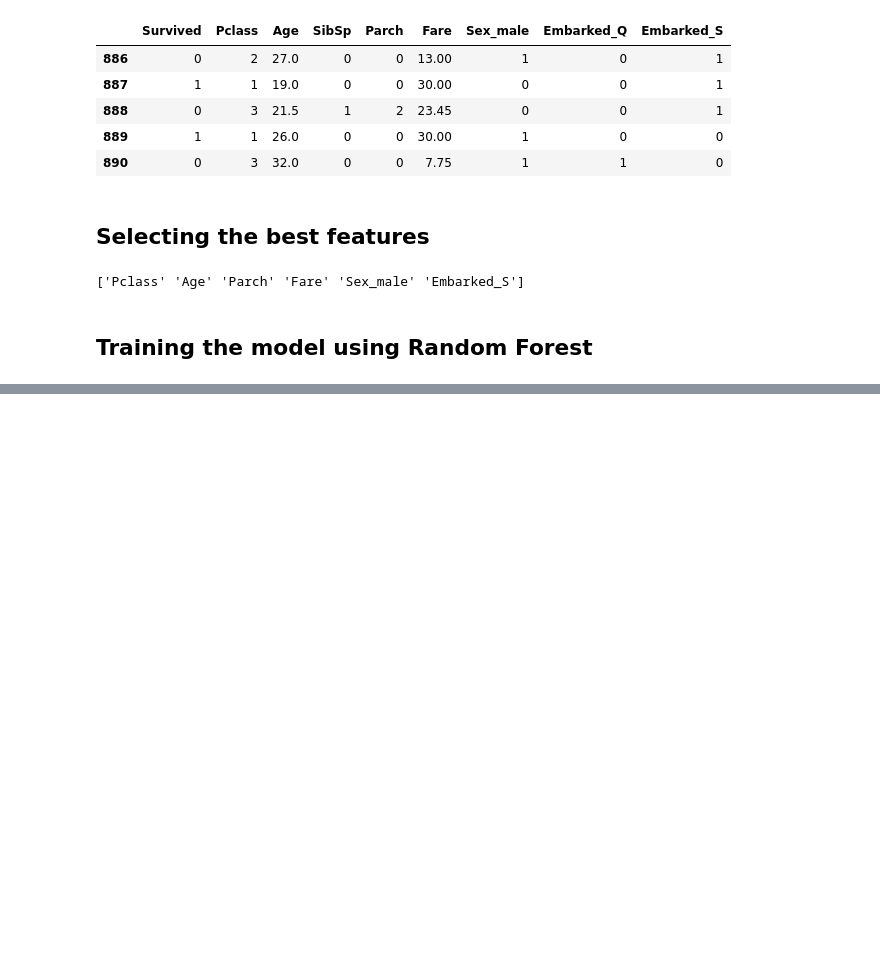
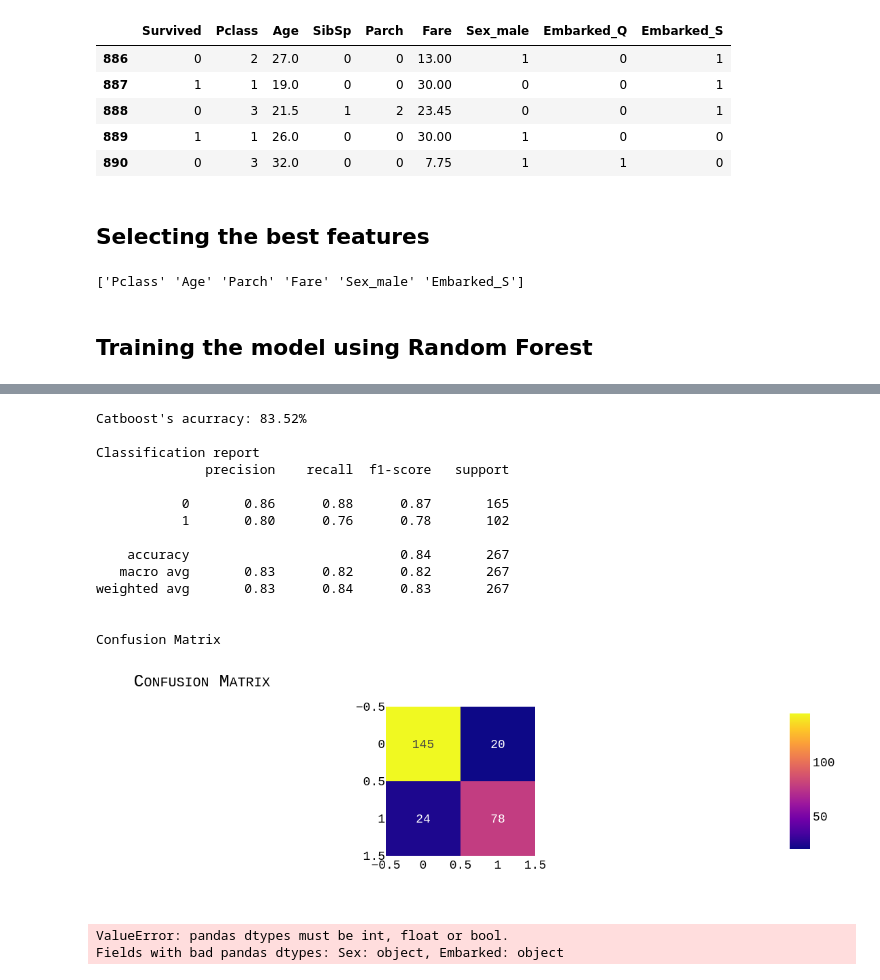
Before and after one commit to auserafim/ai-notebooks, a Jupyter notebook: titanic/titanic.ipynb, the cells around one changed output, grey strips where cells are left out. Saved outputs shown, nothing was run; the diff lists cells and outputs as text; code cells hidden in the pictures; blank space fills up the shorter version.

```diff
--- a/titanic/titanic.ipynb
+++ b/titanic/titanic.ipynb
@@ -543,0 +619,28 @@ Confusion Matrix
+# %%
+accuracy_catboost = accuracy_score(Y_test, preds)
+print(f"Catboost's acurracy: {accuracy_catboost*100:.2f}%")
+
+print("\nClassification report")
+print(classification_report(Y_test, predictions))
+
+
+
+print("\nConfusion Matrix")
+cm = confusion_matrix(Y_test, predictions)
+fig = px.imshow(cm, text_auto=True).update_layout(title={"text": "Confusion Matrix"}, font=my_font).show()
+# %% [output]
+Catboost's acurracy: 83.52%
+
+Classification report
+              precision    recall  f1-score   support
+
+           0       0.86      0.88      0.87       165
+           1       0.80      0.76      0.78       102
+
+    accuracy                           0.84       267
+   macro avg       0.83      0.82      0.82       267
+weighted avg       0.83      0.84      0.83       267
+
+
+Confusion Matrix
+[figure, added]
@@ -543,0 +662,16 @@ Confusion Matrix
+# %%
+params = {
+    "objective": "binary",
+    "boosting_type": "rf",
+    "num_leaves": 5,
+    "force_row_wise": True,
+    "learning_rate": 0.5,
+    "metric": "binary_logloss",
+    "bagging_fraction": 0.8,
+    "feature_fraction": 0.8
+}
+num_round = 500
+bst = lgb.train(params, train_data, num_round, valid_sets=[test_data])
+# %% [output]
+ValueError: pandas dtypes must be int, float or bool.
+Fields with bad pandas dtypes: Sex: object, Embarked: object
```
Also changed, not shown: parts of 24 cells of this notebook, 5 other files.
